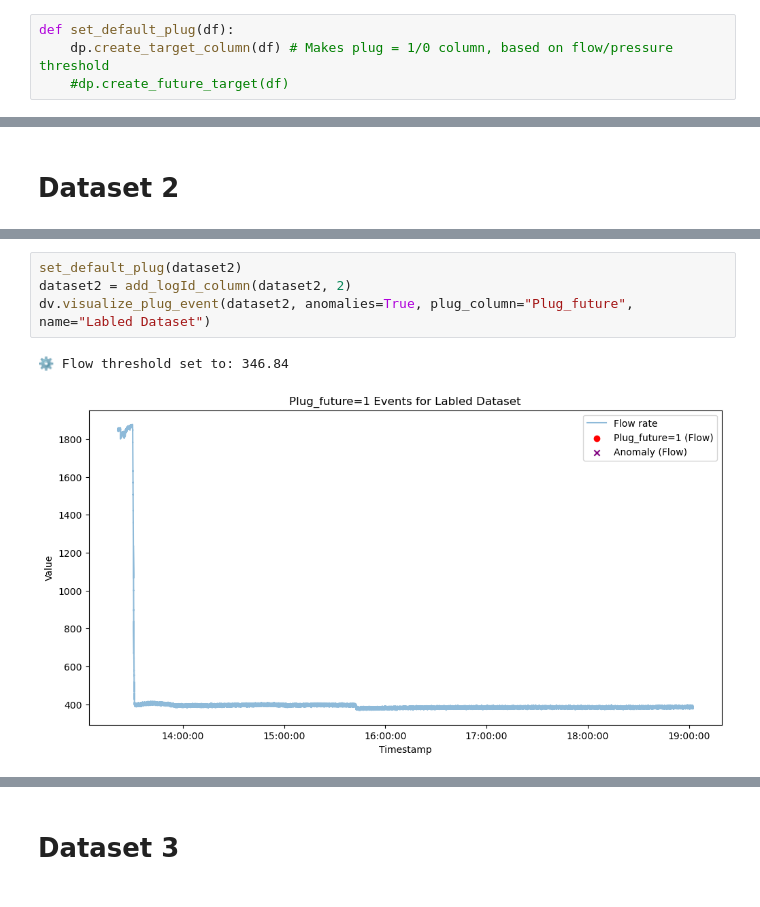
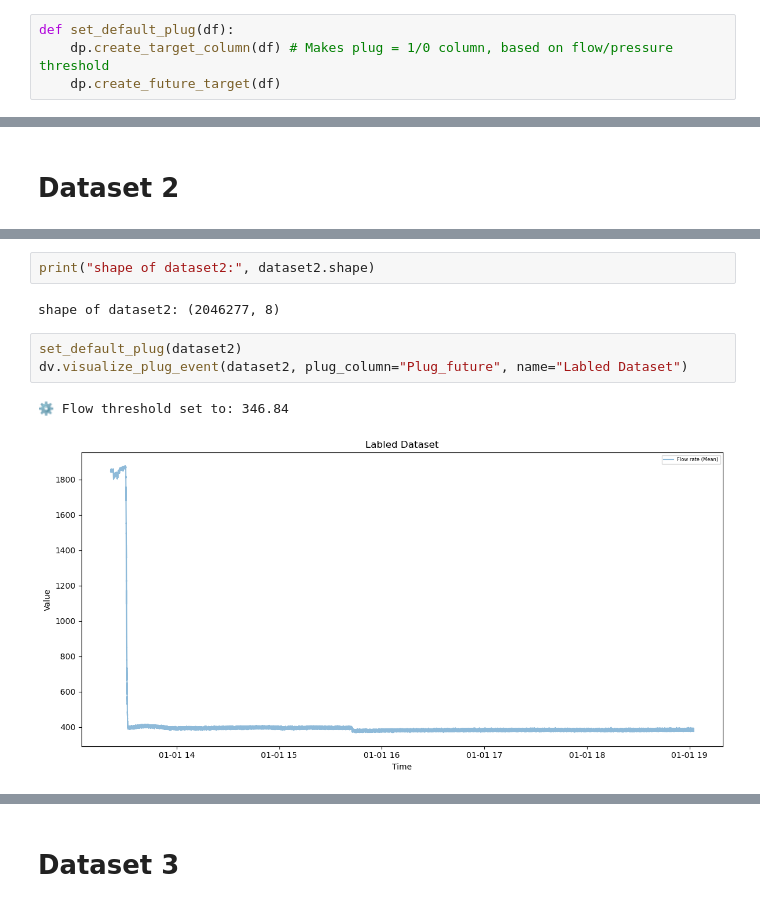
Before and after one commit to KaroGil/master_plug_prediction, a Jupyter notebook: notebooks/label_data.ipynb, the cells around one changed output, grey strips where cells are left out. Saved outputs shown, nothing was run; the diff lists cells and outputs as text.

```diff
--- a/notebooks/label_data.ipynb
+++ b/notebooks/label_data.ipynb
@@ -24,7 +26,7 @@ def save_labeled_data(df, name):
 # %%
 def set_default_plug(df):
     dp.create_target_column(df) # Makes plug = 1/0 column, based on flow/pressure threshold
-    #dp.create_future_target(df)
+    dp.create_future_target(df)
 # %%
 def set_no_plug(df):
     df['Plug'] = 0
@@ -109,7 +166,10 @@ dv.visualize_plug_event(dataset1, anomalies=True, plug_column="Plug_future", nam
+# %%
+print("shape of dataset2:", dataset2.shape)
+# %% [output]
+shape of dataset2: (2046277, 8)
 # %%
 set_default_plug(dataset2)
-dataset2 = add_logId_column(dataset2, 2)
-dv.visualize_plug_event(dataset2, anomalies=True, plug_column="Plug_future", name="Labled Dataset")
+dv.visualize_plug_event(dataset2, plug_column="Plug_future", name="Labled Dataset")
 # %% [output]
 ⚙️ Flow threshold set to: 346.84
-[figure, old version]
+[figure, new version]
```
Also changed, not shown: parts of 127 cells of this notebook, 57 other files.
